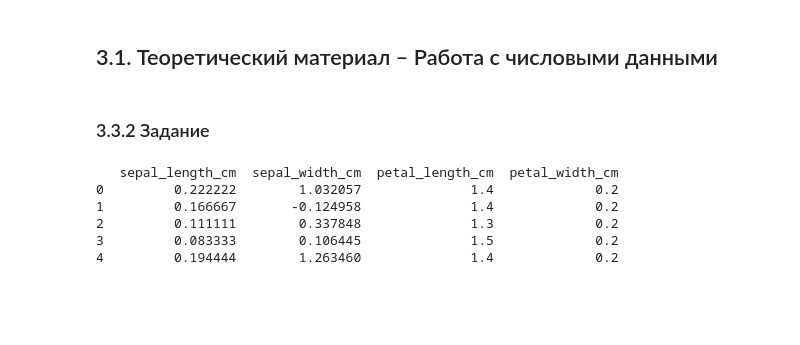
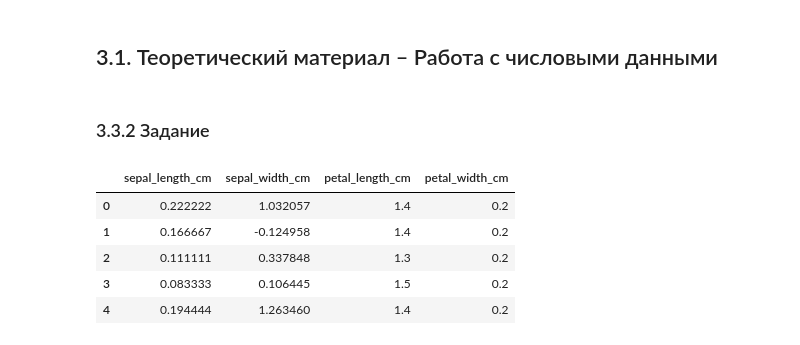
Before and after one commit to 8268826/AISemester3, a Jupyter notebook: AISemester3.ipynb, the cells around one changed output. Cells and saved outputs as stored; diff of their text form; code cells hidden in the pictures; blank space fills up the shorter version.

```diff
--- a/AISemester3.ipynb
+++ b/AISemester3.ipynb
@@ -431,24 +378,24 @@ Index(['1', '2', '3', '4', '5', '6', '7', '8', '9', '10', '11', '12', '13',
 # %%
 import pandas as pd
 from sklearn.preprocessing import MinMaxScaler, StandardScaler
 
 url = "https://raw.githubusercontent.com/akmand/datasets/master/iris.csv"
 df = pd.read_csv(url)
 
 X = df.drop('species', axis=1)
 y = df['species']
 
 scaler_minmax = MinMaxScaler()
 X['sepal_length_cm'] = scaler_minmax.fit_transform(X[['sepal_length_cm']])
 
 scaler_z = StandardScaler()
 X['sepal_width_cm'] = scaler_z.fit_transform(X[['sepal_width_cm']])
 
-print(X.head())
+X.head()
 # %% [output]
-   sepal_length_cm  sepal_width_cm  petal_length_cm  petal_width_cm
-0         0.222222        1.032057              1.4             0.2
-1         0.166667       -0.124958              1.4             0.2
-2         0.111111        0.337848              1.3             0.2
-3         0.083333        0.106445              1.5             0.2
-4         0.194444        1.263460              1.4             0.2
+|  | sepal_length_cm | sepal_width_cm | petal_length_cm | petal_width_cm |
+| 0 | 0.222222 | 1.032057 | 1.4 | 0.2 |
+| 1 | 0.166667 | -0.124958 | 1.4 | 0.2 |
+| 2 | 0.111111 | 0.337848 | 1.3 | 0.2 |
+| 3 | 0.083333 | 0.106445 | 1.5 | 0.2 |
+| 4 | 0.194444 | 1.263460 | 1.4 | 0.2 |
```
Also changed, not shown: parts of 7 cells of this notebook.
